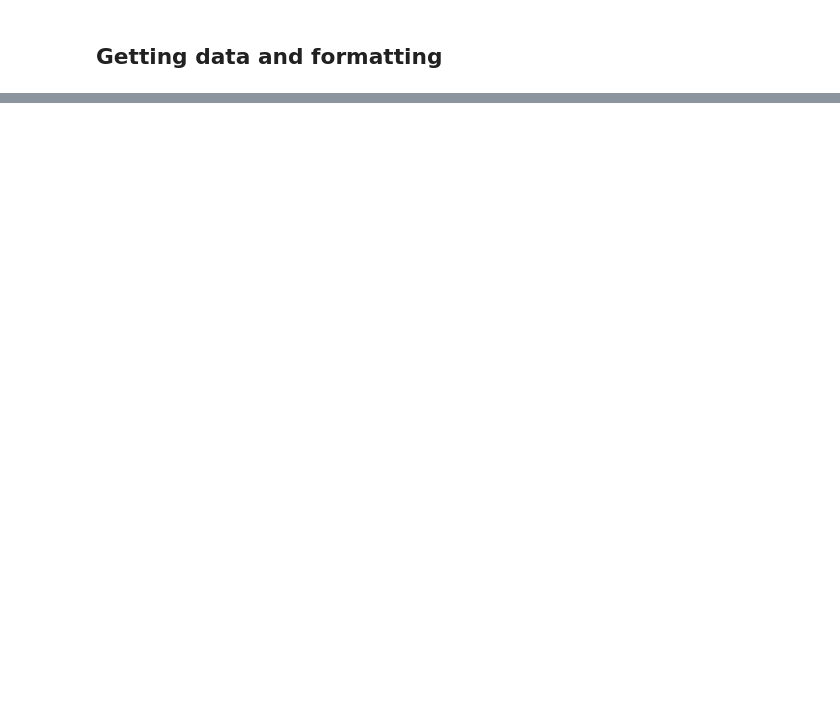
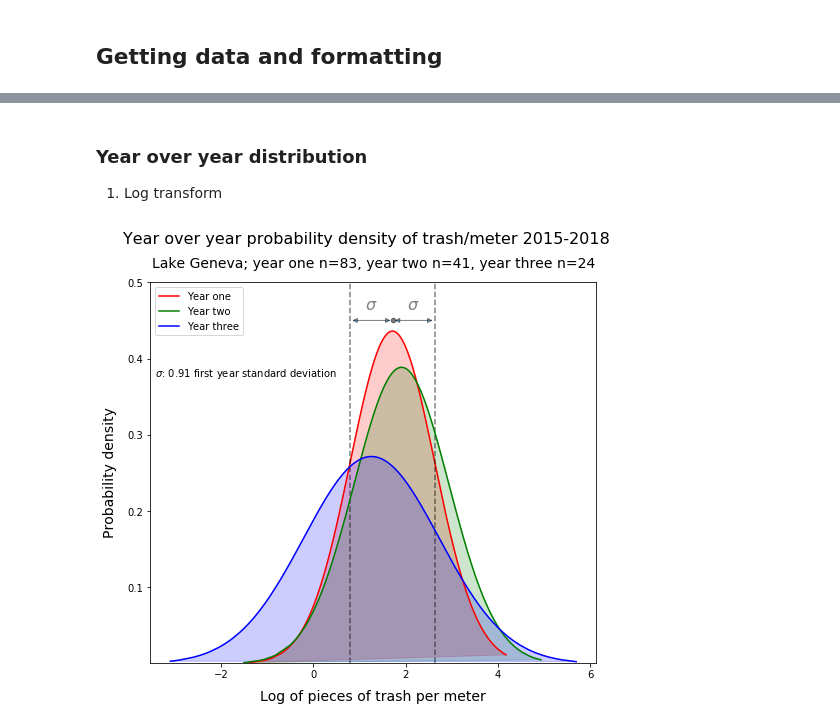
Before and after one commit to hammerdirt/solidWaste2018, a Jupyter notebook: EndOfYearThree.ipynb, the cells around one changed output, grey strips where cells are left out. Drawn from its saved outputs; the diff is of its cells as text; code cells hidden in the pictures; blank space fills up the shorter version.

```diff
--- a/EndOfYearThree.ipynb
+++ b/EndOfYearThree.ipynb
@@ -145,0 +268,27 @@ Tiger-duck-beach, Anarchy-Beach, Préverenges, lacléman_vidy_santie, lacléman_
+# %% [markdown]
+### Year over year distribution
+
+1. Log transform
+# %%
+# Get the data by date groups:
+xS = makeYearResults(["2016-11-15", "2017-11-15", "2018-11-15"],lakeDailyPcsM, "ln_pcs")
+
+# Turn that into x,y coordinates
+Data = makeXandY(xS)
+
+# Give it a six in inches
+figSize = (8,7)
+
+# Pick your colors
+colors = ["r", "g", "b"]
+
+# Admin information
+labels = ["Year one", "Year two", "Year three"]
+title = "Year over year probability density of trash/meter 2015-2018"
+subTitle = "Lake Geneva; year one n=83, year two n=41, year three n=24"
+saveFig = "graphs/distributions/logYearOverYear.svg"
+
+# Draw the chart:
+aveStd = makeYearOverYear(Data, figSize, colors, labels, title, subTitle, saveFig)
+# %% [output]
+[figure, added]
```
Also changed, not shown: parts of 102 cells of this notebook, 58 other files.
